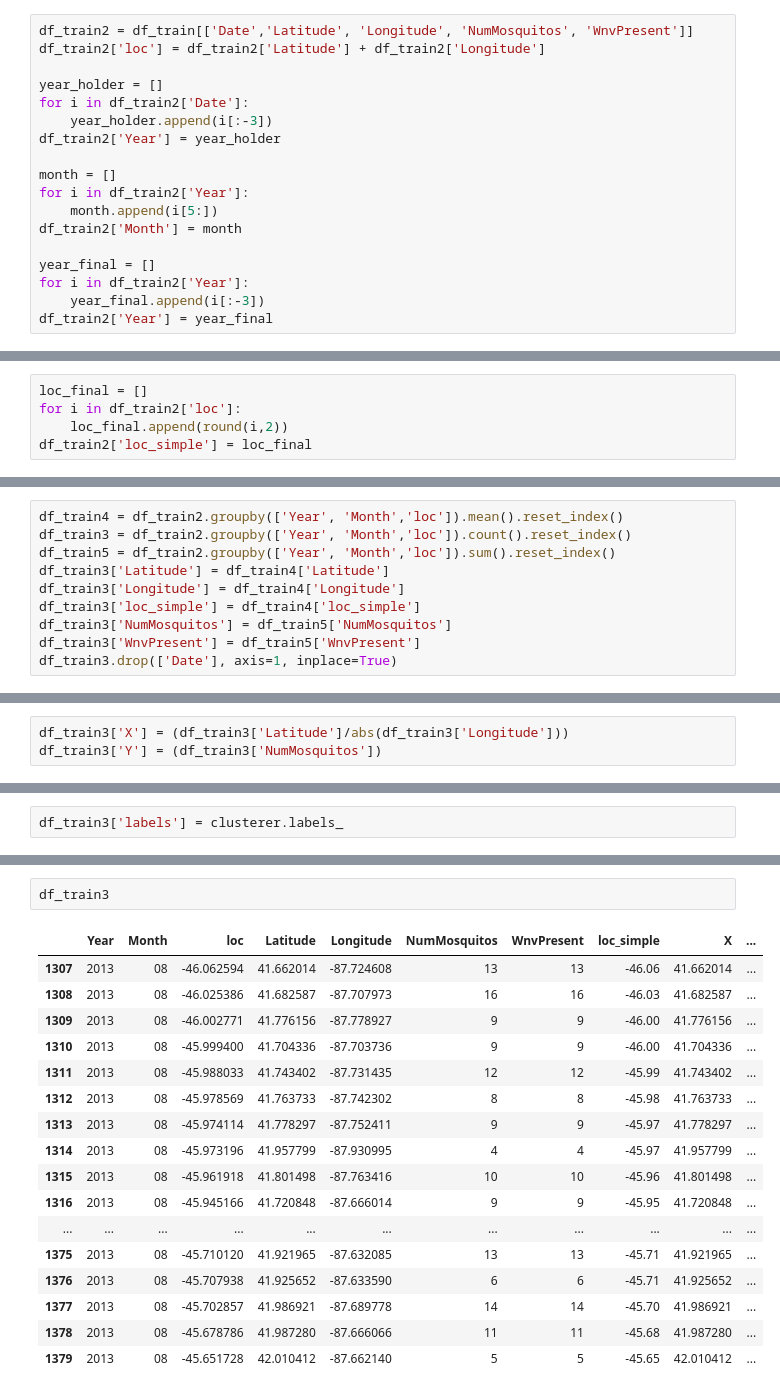
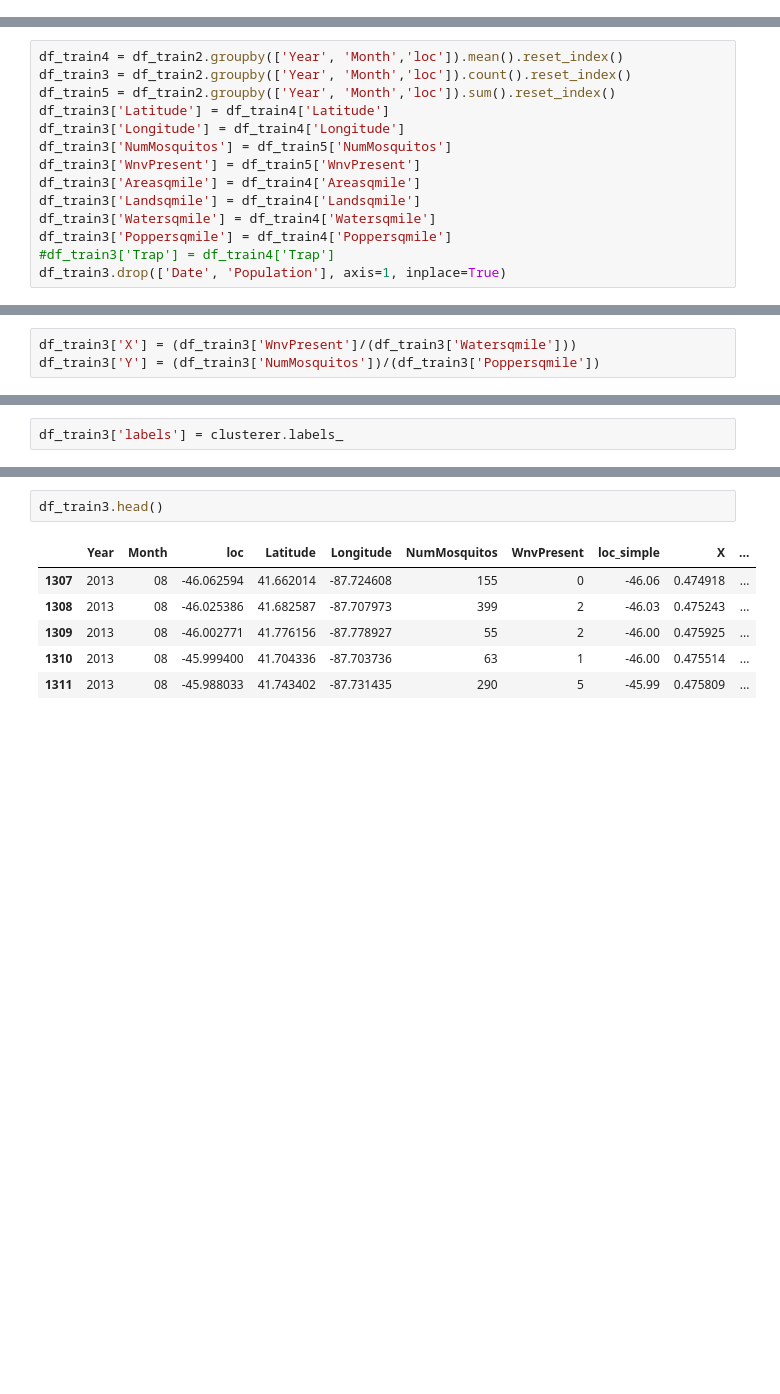
Before and after one commit to c-mez04/group_kaggle_project, a Jupyter notebook: 0_DATA_CLEANLINESS.ipynb, the cells around one changed output, grey strips where cells are left out. Saved outputs shown, nothing was run; the diff lists cells and outputs as text; blank space fills up the shorter version.

```diff
--- a/0_DATA_CLEANLINESS.ipynb
+++ b/0_DATA_CLEANLINESS.ipynb
@@ -396,18 +479,0 @@ df_spray3.head()
-# %%
-df_train2 = df_train[['Date','Latitude', 'Longitude', 'NumMosquitos', 'WnvPresent']]
-df_train2['loc'] = df_train2['Latitude'] + df_train2['Longitude']
-
-year_holder = []
-for i in df_train2['Date']:
-    year_holder.append(i[:-3])
-df_train2['Year'] = year_holder
-
-month = []
-for i in df_train2['Year']:
-    month.append(i[5:])
-df_train2['Month'] = month
-
-year_final = []
-for i in df_train2['Year']:
-    year_final.append(i[:-3])
-df_train2['Year'] = year_final
@@ -432,5 +479,0 @@ See the caveats in the documentation: http://pandas.pydata.org/pandas-docs/stabl
-# %%
-loc_final = []
-for i in df_train2['loc']:
-    loc_final.append(round(i,2))
-df_train2['loc_simple'] = loc_final
@@ -445,10 +483,14 @@ df_train3 = df_train2.groupby(['Year', 'Month','loc']).count().reset_index()
 df_train5 = df_train2.groupby(['Year', 'Month','loc']).sum().reset_index()
 df_train3['Latitude'] = df_train4['Latitude']
 df_train3['Longitude'] = df_train4['Longitude']
-df_train3['loc_simple'] = df_train4['loc_simple']
 df_train3['NumMosquitos'] = df_train5['NumMosquitos']
 df_train3['WnvPresent'] = df_train5['WnvPresent']
-df_train3.drop(['Date'], axis=1, inplace=True)
+df_train3['Areasqmile'] = df_train4['Areasqmile']
+df_train3['Landsqmile'] = df_train4['Landsqmile']
+df_train3['Watersqmile'] = df_train4['Watersqmile']
+df_train3['Poppersqmile'] = df_train4['Poppersqmile']
+#df_train3['Trap'] = df_train4['Trap']
+df_train3.drop(['Date', 'Population'], axis=1, inplace=True)
 # %%
 #Filtering
 df_train3 = df_train3[df_train3['Year'].astype(int) == 2013]
@@ -469,6 +506,6 @@ df_train3.head()
 # %%
-df_train3['X'] = (df_train3['Latitude']/abs(df_train3['Longitude']))
-df_train3['Y'] = (df_train3['NumMosquitos'])
+df_train3['X'] = (df_train3['WnvPresent']/(df_train3['Watersqmile']))
+df_train3['Y'] = (df_train3['NumMosquitos'])/(df_train3['Poppersqmile'])
 # %%
 sns.lmplot(x='X', y='Y', hue='WnvPresent', fit_reg=False, data=df_train3)
 # %% [output]
@@ -503,20 +534,9 @@ df_train3.groupby(['labels']).sum()
 # %%
-df_train3
+df_train3.head()
 # %% [output]
 |  | Year | Month | loc | Latitude | Longitude | NumMosquitos | WnvPresent | loc_simple | X | ... |
-| 1307 | 2013 | 08 | -46.062594 | 41.662014 | -87.724608 | 13 | 13 | -46.06 | 41.662014 | ... |
-| 1308 | 2013 | 08 | -46.025386 | 41.682587 | -87.707973 | 16 | 16 | -46.03 | 41.682587 | ... |
-| 1309 | 2013 | 08 | -46.002771 | 41.776156 | -87.778927 | 9 | 9 | -46.00 | 41.776156 | ... |
-| 1310 | 2013 | 08 | -45.999400 | 41.704336 | -87.703736 | 9 | 9 | -46.00 | 41.704336 | ... |
-| 1311 | 2013 | 08 | -45.988033 | 41.743402 | -87.731435 | 12 | 12 | -45.99 | 41.743402 | ... |
-| 1312 | 2013 | 08 | -45.978569 | 41.763733 | -87.742302 | 8 | 8 | -45.98 | 41.763733 | ... |
-| 1313 | 2013 | 08 | -45.974114 | 41.778297 | -87.752411 | 9 | 9 | -45.97 | 41.778297 | ... |
-| 1314 | 2013 | 08 | -45.973196 | 41.957799 | -87.930995 | 4 | 4 | -45.97 | 41.957799 | ... |
-| 1315 | 2013 | 08 | -45.961918 | 41.801498 | -87.763416 | 10 | 10 | -45.96 | 41.801498 | ... |
-| 1316 | 2013 | 08 | -45.945166 | 41.720848 | -87.666014 | 9 | 9 | -45.95 | 41.720848 | ... |
-| ... | ... | ... | ... | ... | ... | ... | ... | ... | ... | ... |
-| 1375 | 2013 | 08 | -45.710120 | 41.921965 | -87.632085 | 13 | 13 | -45.71 | 41.921965 | ... |
-| 1376 | 2013 | 08 | -45.707938 | 41.925652 | -87.633590 | 6 | 6 | -45.71 | 41.925652 | ... |
-| 1377 | 2013 | 08 | -45.702857 | 41.986921 | -87.689778 | 14 | 14 | -45.70 | 41.986921 | ... |
-| 1378 | 2013 | 08 | -45.678786 | 41.987280 | -87.666066 | 11 | 11 | -45.68 | 41.987280 | ... |
-| 1379 | 2013 | 08 | -45.651728 | 42.010412 | -87.662140 | 5 | 5 | -45.65 | 42.010412 | ... |
+| 1307 | 2013 | 08 | -46.062594 | 41.662014 | -87.724608 | 155 | 0 | -46.06 | 0.474918 | ... |
+| 1308 | 2013 | 08 | -46.025386 | 41.682587 | -87.707973 | 399 | 2 | -46.03 | 0.475243 | ... |
+| 1309 | 2013 | 08 | -46.002771 | 41.776156 | -87.778927 | 55 | 2 | -46.00 | 0.475925 | ... |
+| 1310 | 2013 | 08 | -45.999400 | 41.704336 | -87.703736 | 63 | 1 | -46.00 | 0.475514 | ... |
+| 1311 | 2013 | 08 | -45.988033 | 41.743402 | -87.731435 | 290 | 5 | -45.99 | 0.475809 | ... |
```
Also changed, not shown: parts of 37 cells of this notebook.
